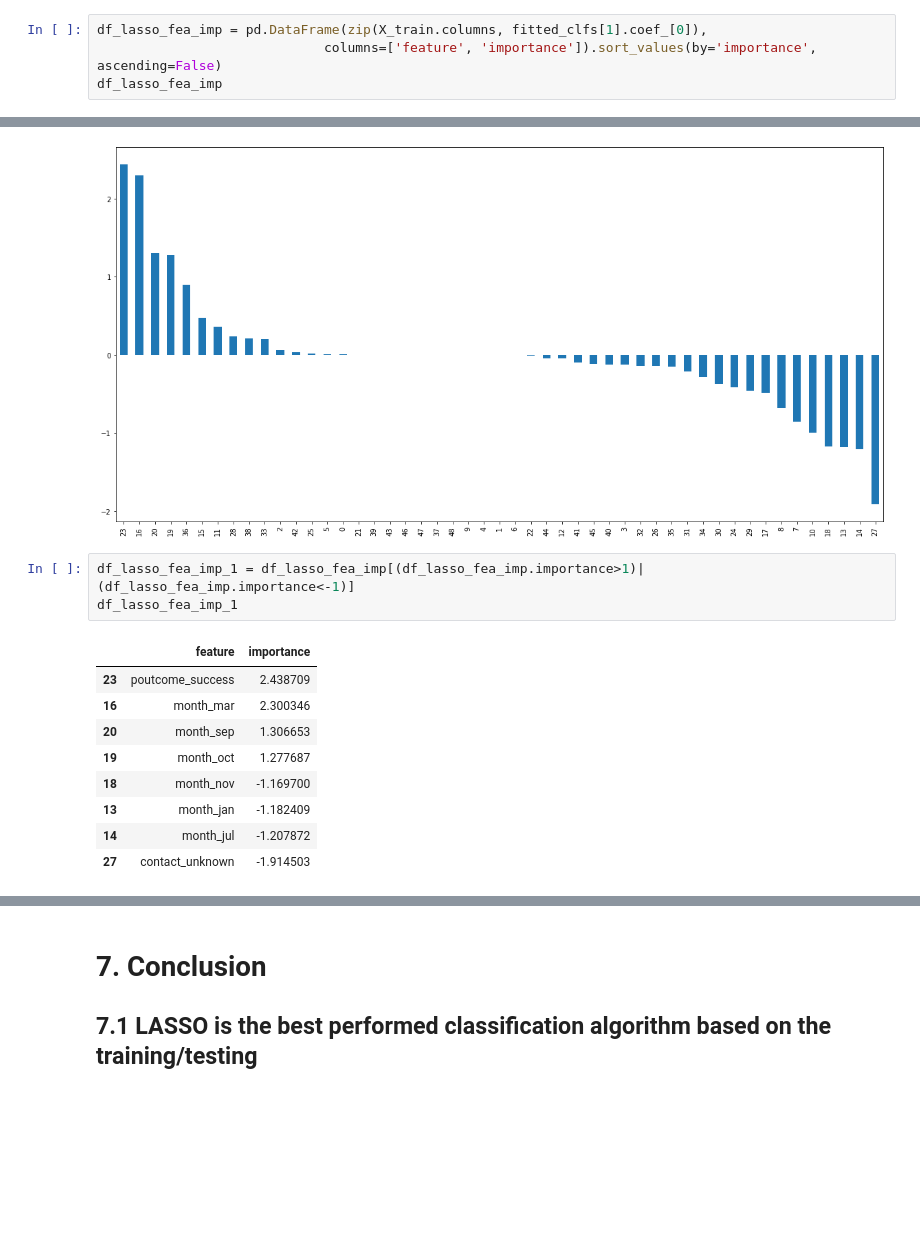
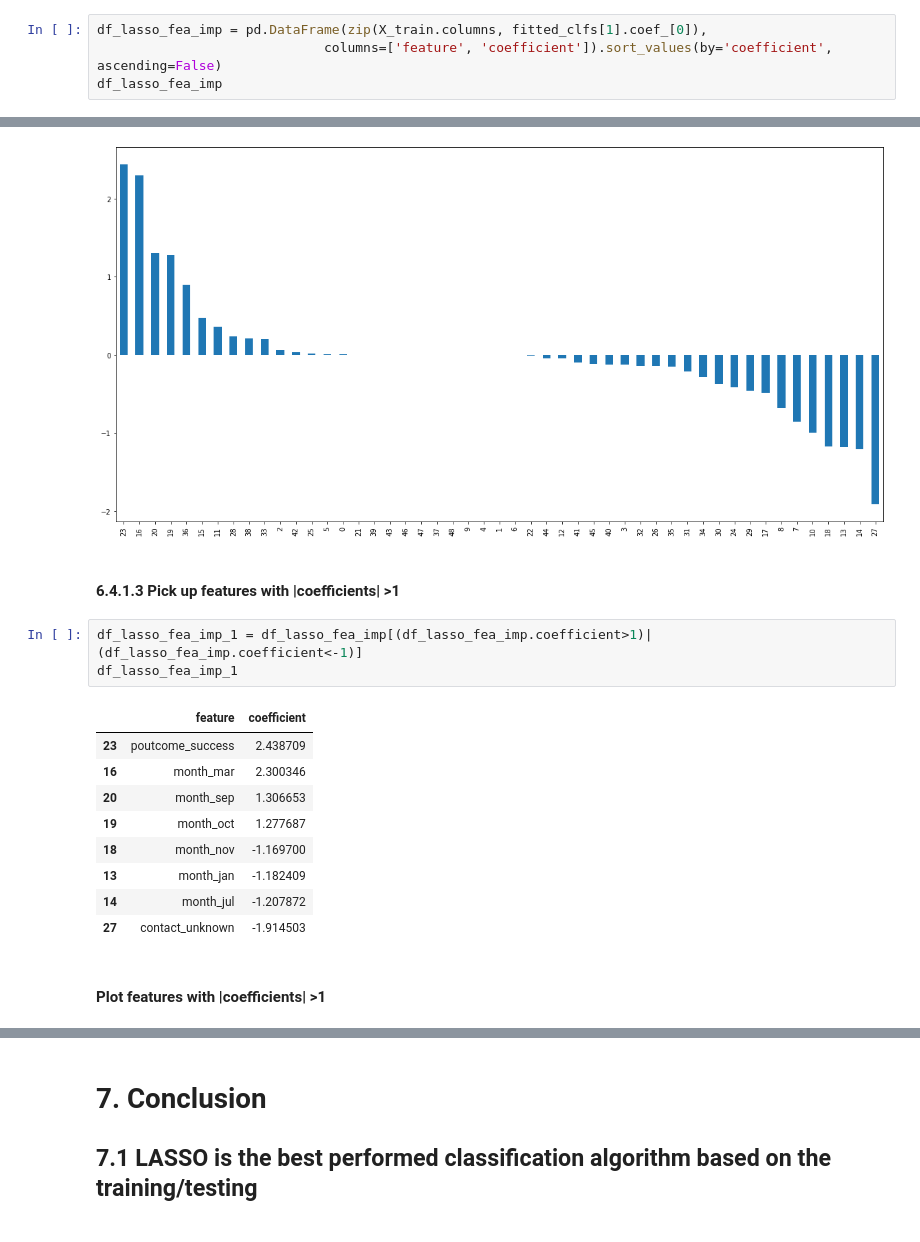
Before and after one commit to jwixis/ixisiv, a Jupyter notebook: bank_3.ipynb, the cells around one changed output, grey strips where cells are left out. Cells and saved outputs as stored; diff of their text form; blank space fills up the shorter version.

```diff
--- a/bank_3.ipynb
+++ b/bank_3.ipynb
@@ -396,5 +359,5 @@ df_rf_fea_imp
 # %%
 df_lasso_fea_imp = pd.DataFrame(zip(X_train.columns, fitted_clfs[1].coef_[0]),
-                             columns=['feature', 'importance']).sort_values(by='importance', ascending=False)
+                             columns=['feature', 'coefficient']).sort_values(by='coefficient', ascending=False)
 df_lasso_fea_imp
 # %% [output]
@@ -421,11 +386,13 @@ df_lasso_fea_imp.importance.plot(kind='bar')
 # %% [output]
 <AxesSubplot:>
 [figure]
+# %% [markdown]
+#### 6.4.1.3 Pick up features with |coefficients| >1
 # %%
-df_lasso_fea_imp_1 = df_lasso_fea_imp[(df_lasso_fea_imp.importance>1)|(df_lasso_fea_imp.importance<-1)]
+df_lasso_fea_imp_1 = df_lasso_fea_imp[(df_lasso_fea_imp.coefficient>1)|(df_lasso_fea_imp.coefficient<-1)]
 df_lasso_fea_imp_1
 # %% [output]
-|  | feature | importance |
+|  | feature | coefficient |
 | 23 | poutcome_success | 2.438709 |
 | 16 | month_mar | 2.300346 |
 | 20 | month_sep | 1.306653 |
@@ -434,5 +401,7 @@ df_lasso_fea_imp_1
 | 13 | month_jan | -1.182409 |
 | 14 | month_jul | -1.207872 |
 | 27 | contact_unknown | -1.914503 |
+# %% [markdown]
+#### Plot features with |coefficients| >1
 # %%
 plt.figure(figsize=(20,10))
```
Also changed, not shown: parts of 9 cells of this notebook.
